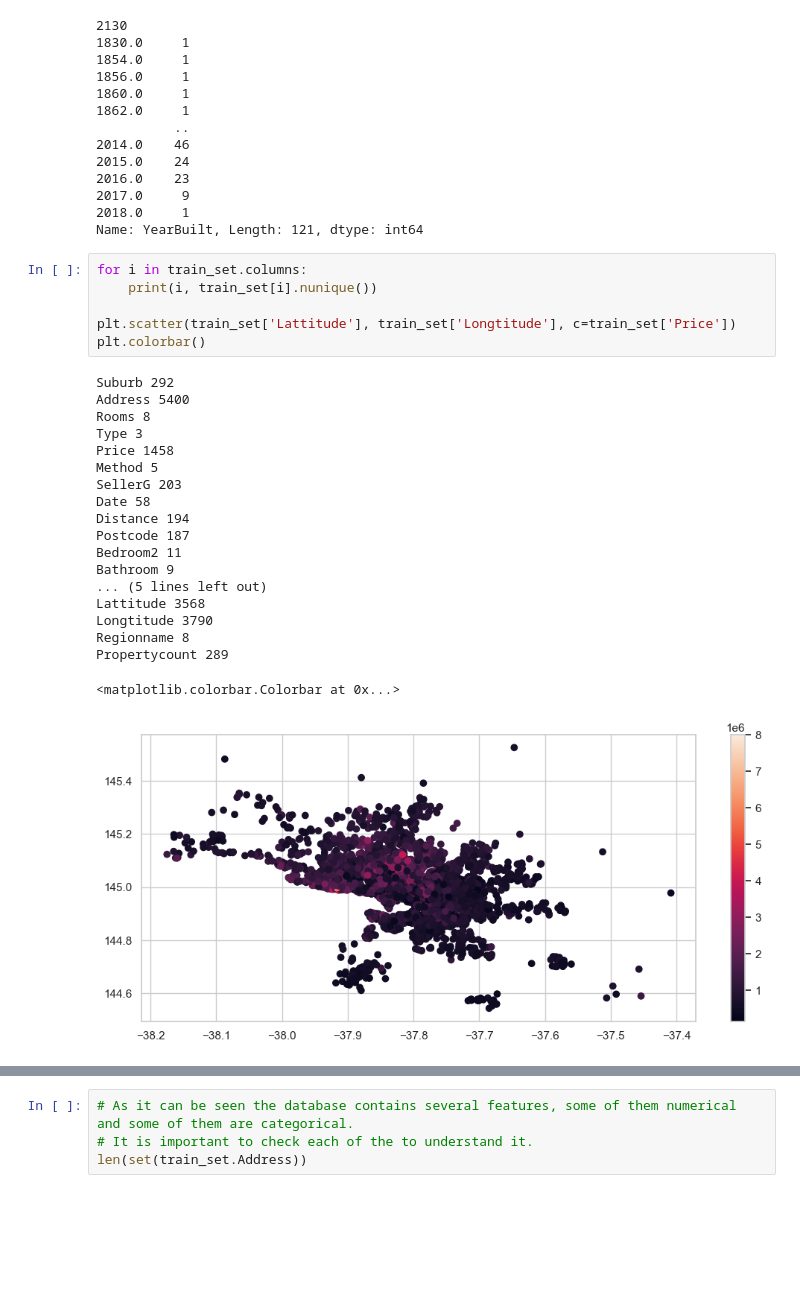
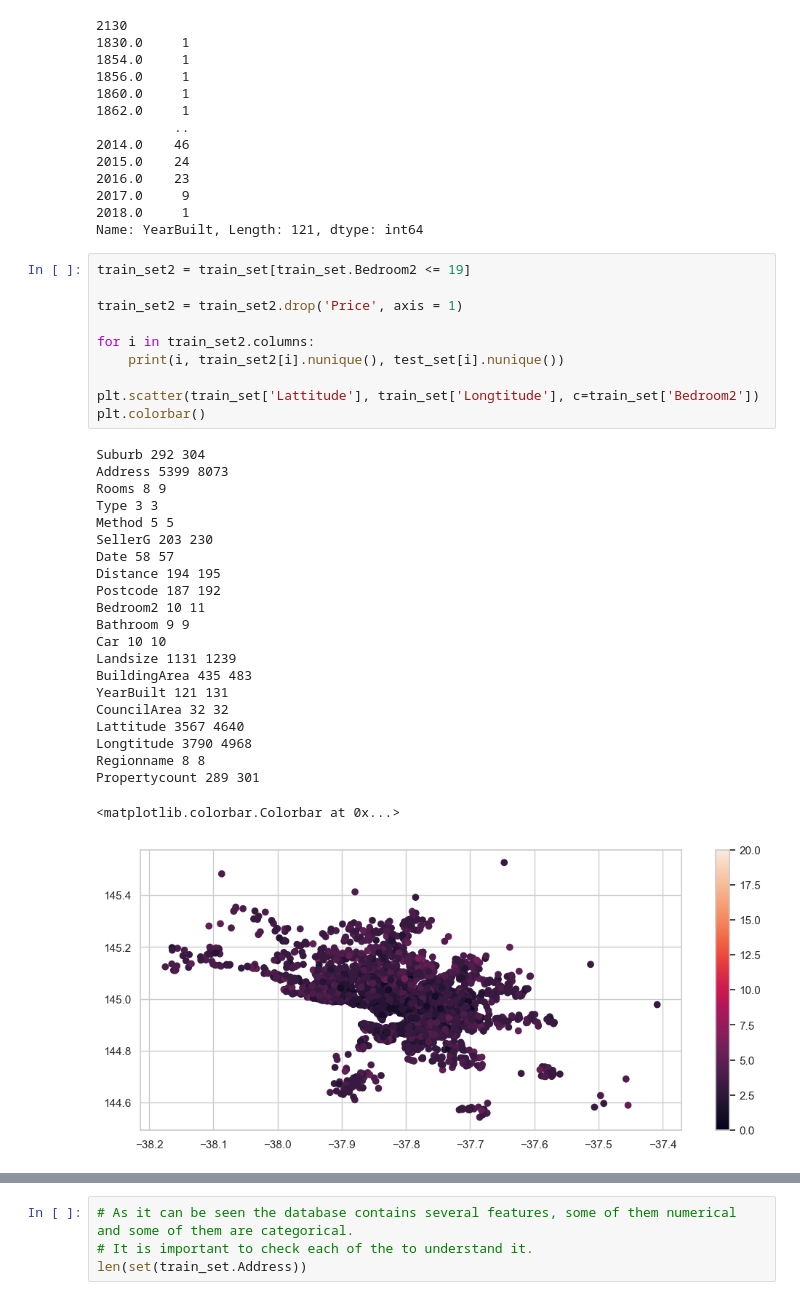
Before and after one commit to pau-torrente/DSUB_p2, a Jupyter notebook: project2.ipynb, the cells around one changed output, grey strips where cells are left out. Cells and saved outputs as stored; diff of their text form; blank space fills up the shorter version.

```diff
--- a/project2.ipynb
+++ b/project2.ipynb
@@ -106,28 +106,35 @@ print(train_set['YearBuilt'].value_counts().sort_index())
 2018.0     1
 Name: YearBuilt, Length: 121, dtype: int64
 # %%
-for i in train_set.columns:
-    print(i, train_set[i].nunique())
+train_set2 = train_set[train_set.Bedroom2 <= 19]
 
-plt.scatter(train_set['Lattitude'], train_set['Longtitude'], c=train_set['Price'])
+train_set2 = train_set2.drop('Price', axis = 1)
+
+for i in train_set2.columns:
+    print(i, train_set2[i].nunique(), test_set[i].nunique())
+
+plt.scatter(train_set['Lattitude'], train_set['Longtitude'], c=train_set['Bedroom2'])
 plt.colorbar()
 # %% [output]
-Suburb 292
-Address 5400
-Rooms 8
-Type 3
-Price 1458
-Method 5
-SellerG 203
-Date 58
-Distance 194
-Postcode 187
-Bedroom2 11
-Bathroom 9
-... (5 lines left out)
-Lattitude 3568
-Longtitude 3790
-Regionname 8
-Propertycount 289
+Suburb 292 304
+Address 5399 8073
+Rooms 8 9
+Type 3 3
+Method 5 5
+SellerG 203 230
+Date 58 57
+Distance 194 195
+Postcode 187 192
+Bedroom2 10 11
+Bathroom 9 9
+Car 10 10
+Landsize 1131 1239
+BuildingArea 435 483
+YearBuilt 121 131
+CouncilArea 32 32
+Lattitude 3567 4640
+Longtitude 3790 4968
+Regionname 8 8
+Propertycount 289 301
 <matplotlib.colorbar.Colorbar at 0x...>
-[figure, old version]
+[figure, new version]
```
Also changed, not shown: parts of 6 cells of this notebook, 1 other file.
